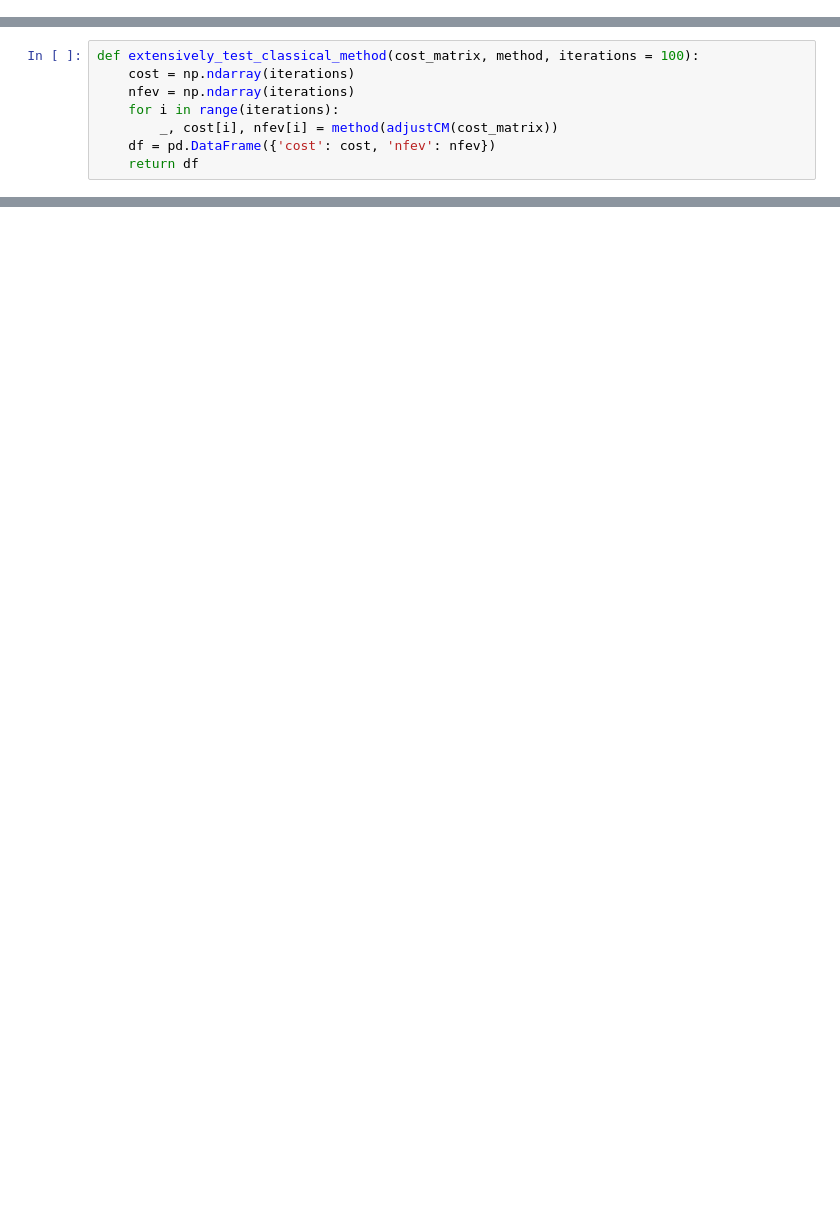
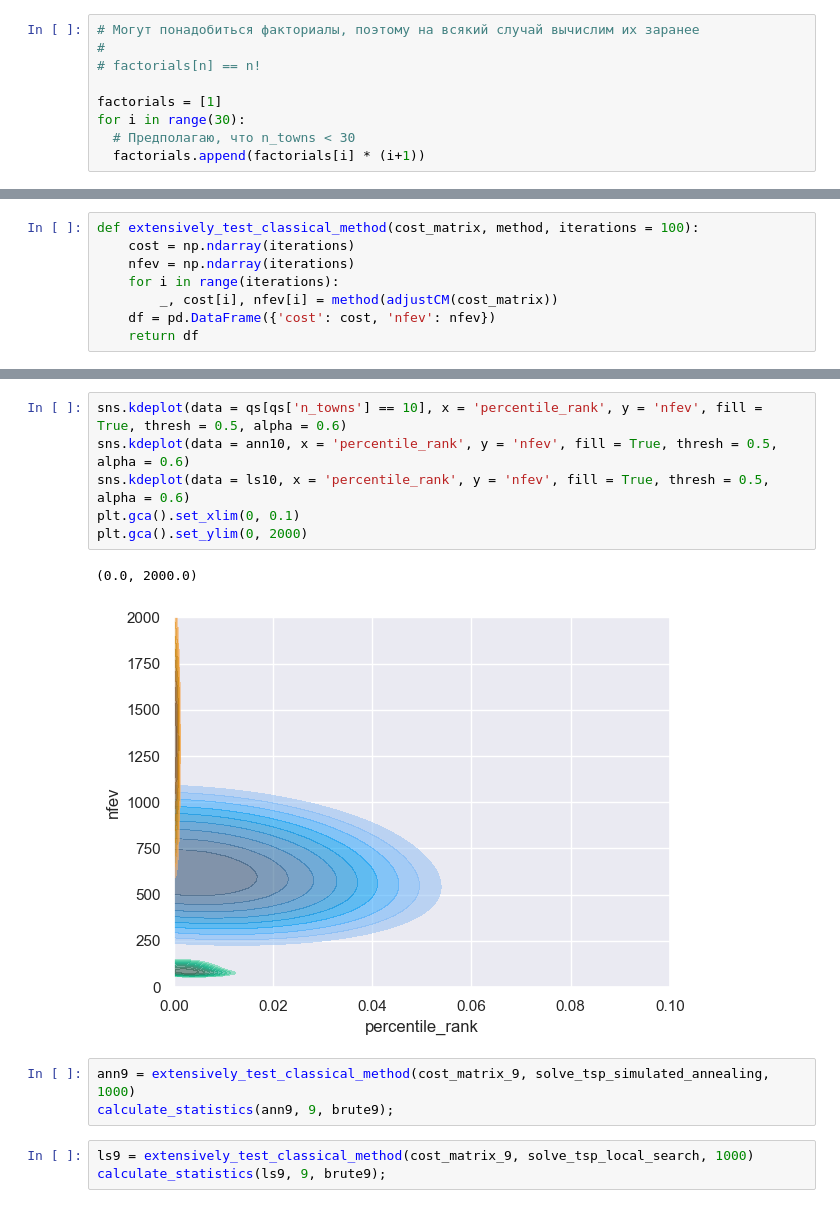
Before and after one commit to Batmaev/qua, a Jupyter notebook: Classical/annealing.ipynb, the cells around one changed output, grey strips where cells are left out. Drawn from its saved outputs; the diff is of its cells as text; blank space fills up the shorter version.

```diff
--- a/Classical/annealing.ipynb
+++ b/Classical/annealing.ipynb
@@ -147,0 +146,9 @@ solve_tsp_local_search(adjustCM(cost_matrix_10))
+# %%
+# Могут понадобиться факториалы, поэтому на всякий случай вычислим их заранее
+#
+# factorials[n] == n!
+
+factorials = [1]
+for i in range(30):
+  # Предполагаю, что n_towns < 30
+  factorials.append(factorials[i] * (i+1))
@@ -157,0 +298,15 @@ ann10 = extensively_test_classical_method(cost_matrix_10, solve_tsp_simulated_an
+# %%
+sns.kdeplot(data = qs[qs['n_towns'] == 10], x = 'percentile_rank', y = 'nfev', fill = True, thresh = 0.5, alpha = 0.6)
+sns.kdeplot(data = ann10, x = 'percentile_rank', y = 'nfev', fill = True, thresh = 0.5, alpha = 0.6)
+sns.kdeplot(data = ls10, x = 'percentile_rank', y = 'nfev', fill = True, thresh = 0.5, alpha = 0.6)
+plt.gca().set_xlim(0, 0.1)
+plt.gca().set_ylim(0, 2000)
+# %% [output]
+(0.0, 2000.0)
+[figure, added]
+# %%
+ann9 = extensively_test_classical_method(cost_matrix_9, solve_tsp_simulated_annealing, 1000)
+calculate_statistics(ann9, 9, brute9);
+# %%
+ls9 = extensively_test_classical_method(cost_matrix_9, solve_tsp_local_search, 1000)
+calculate_statistics(ls9, 9, brute9);
```
Also changed, not shown: parts of 44 cells of this notebook, 3 other files.
